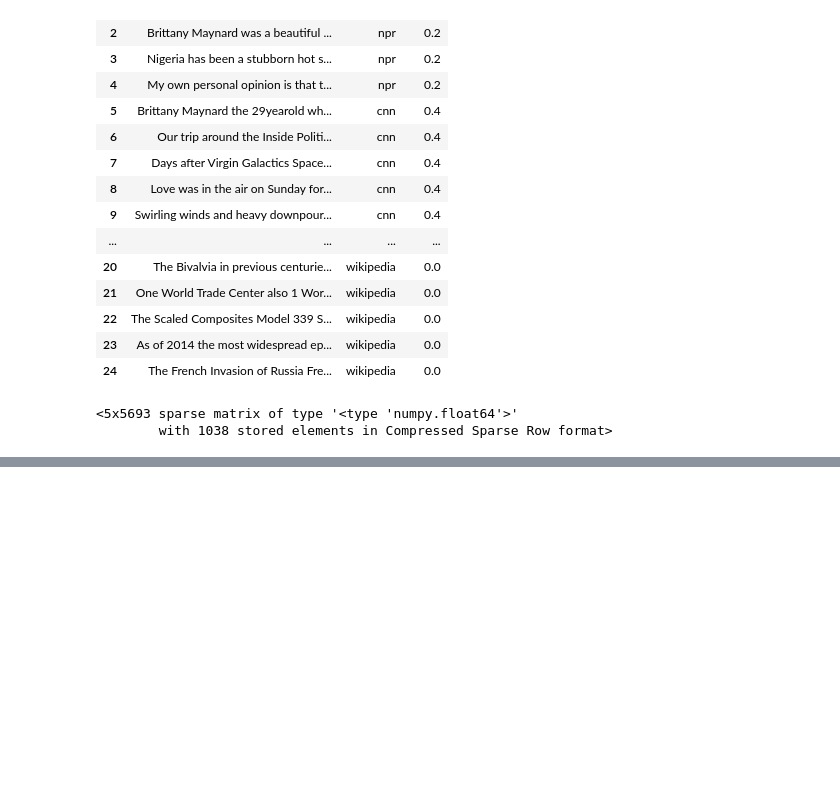
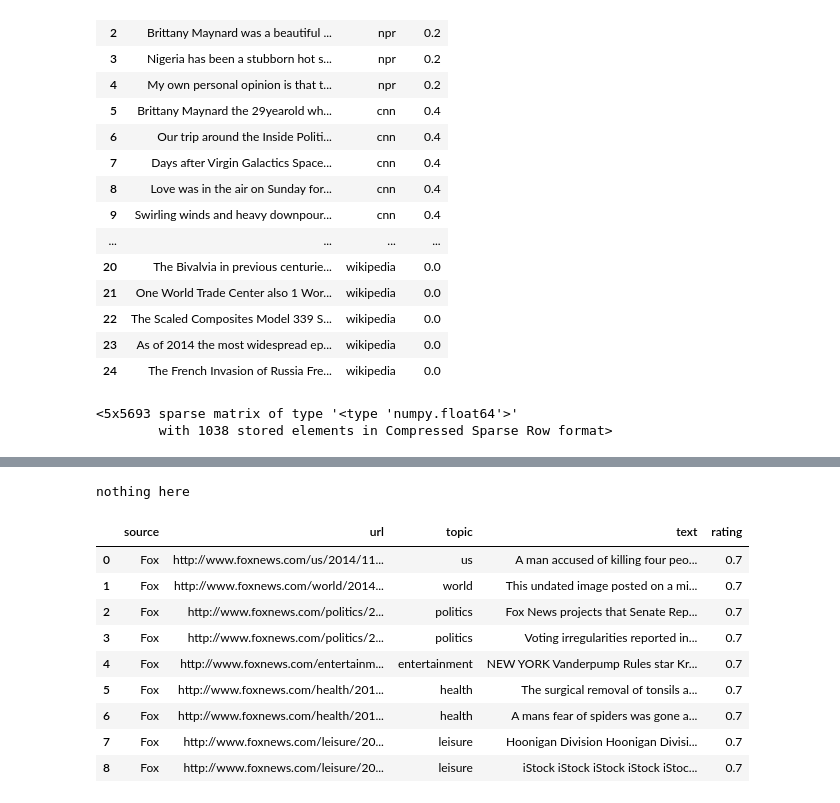
Before and after one commit to tdpetrou/News-Event-Classification, a Jupyter notebook: Exploratory notebook.ipynb, the cells around one changed output, grey strips where cells are left out. Saved outputs shown, nothing was run; the diff lists cells and outputs as text; code cells hidden in the pictures; blank space fills up the shorter version.

```diff
--- a/Exploratory notebook.ipynb
+++ b/Exploratory notebook.ipynb
@@ -95,0 +337,49 @@ rf.
+# %%
+#fox
+req = requests.get('http://www.foxnews.com/about/rss/')
+soup = BeautifulSoup(req.text)
+# %%
+div = soup.findAll('div', {'class': 'section-mod'})[0]
+a = div.findAll('a')
+# %%
+topic_links = [url.attrs['data-url'] for url in a]
+topics = [link.split('/')[-1] for link in topic_links]
+# %%
+all_articles = []
+topics = []
+urls = []
+for link in topic_links[:5]:
+    req = requests.get(link)
+    soup = BeautifulSoup(req.text, 'html.parser')
+    sublinks =  [link.text for link in soup.findAll('link') if link.text.count('/') > 3]
+    for sublink in sublinks[:2]:
+        req = requests.get(sublink)
+        soup = BeautifulSoup(req.text, 'html.parser')
+        text_soup = soup.findAll('div', {'itemprop': 'articleBody'})
+        if not text_soup:
+            print 'nothing here'
+            continue
+
+        text = ' '.join([par.text for par in soup.findAll('div', {'itemprop': 'articleBody'})[0].findAll('p')])
+        text = str(re.sub('[^\w\s+]', '', text))
+        urls.append(req.url)
+        topics.append(urls[-1].split('/')[3])
+        all_articles.append(text)
+frame = pd.DataFrame({'text' : all_articles, 'url' : urls, 'source' : 'Fox', 'topic':topics, 'rating' : .7}, \
+             columns = ['source', 'url', 'topic', 'text', 'rating'])
+frame.to_csv('fox_data.csv')
+# %% [output]
+nothing here
+# %%
+frame
+# %% [output]
+|  | source | url | topic | text | rating |
+| 0 | Fox | http://www.foxnews.com/us/2014/11... | us | A man accused of killing four peo... | 0.7 |
+| 1 | Fox | http://www.foxnews.com/world/2014... | world | This undated image posted on a mi... | 0.7 |
+| 2 | Fox | http://www.foxnews.com/politics/2... | politics | Fox News projects that Senate Rep... | 0.7 |
+| 3 | Fox | http://www.foxnews.com/politics/2... | politics | Voting irregularities reported in... | 0.7 |
+| 4 | Fox | http://www.foxnews.com/entertainm... | entertainment | NEW YORK Vanderpump Rules star Kr... | 0.7 |
+| 5 | Fox | http://www.foxnews.com/health/201... | health | The surgical removal of tonsils a... | 0.7 |
+| 6 | Fox | http://www.foxnews.com/health/201... | health | A mans fear of spiders was gone a... | 0.7 |
+| 7 | Fox | http://www.foxnews.com/leisure/20... | leisure | Hoonigan Division Hoonigan Divisi... | 0.7 |
+| 8 | Fox | http://www.foxnews.com/leisure/20... | leisure | iStock iStock iStock iStock iStoc... | 0.7 |
```
Also changed, not shown: parts of 50 cells of this notebook, 8 other files.
